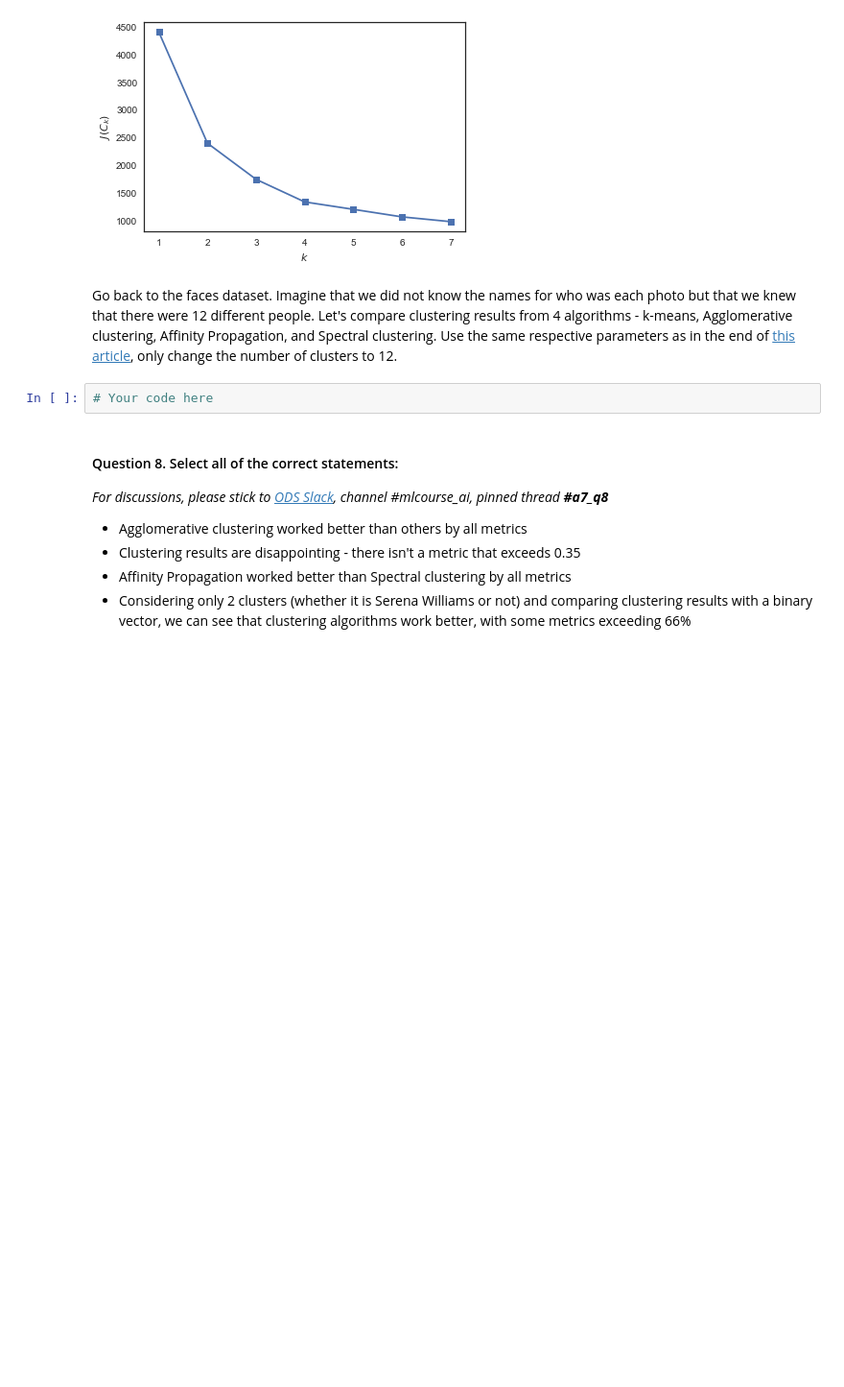
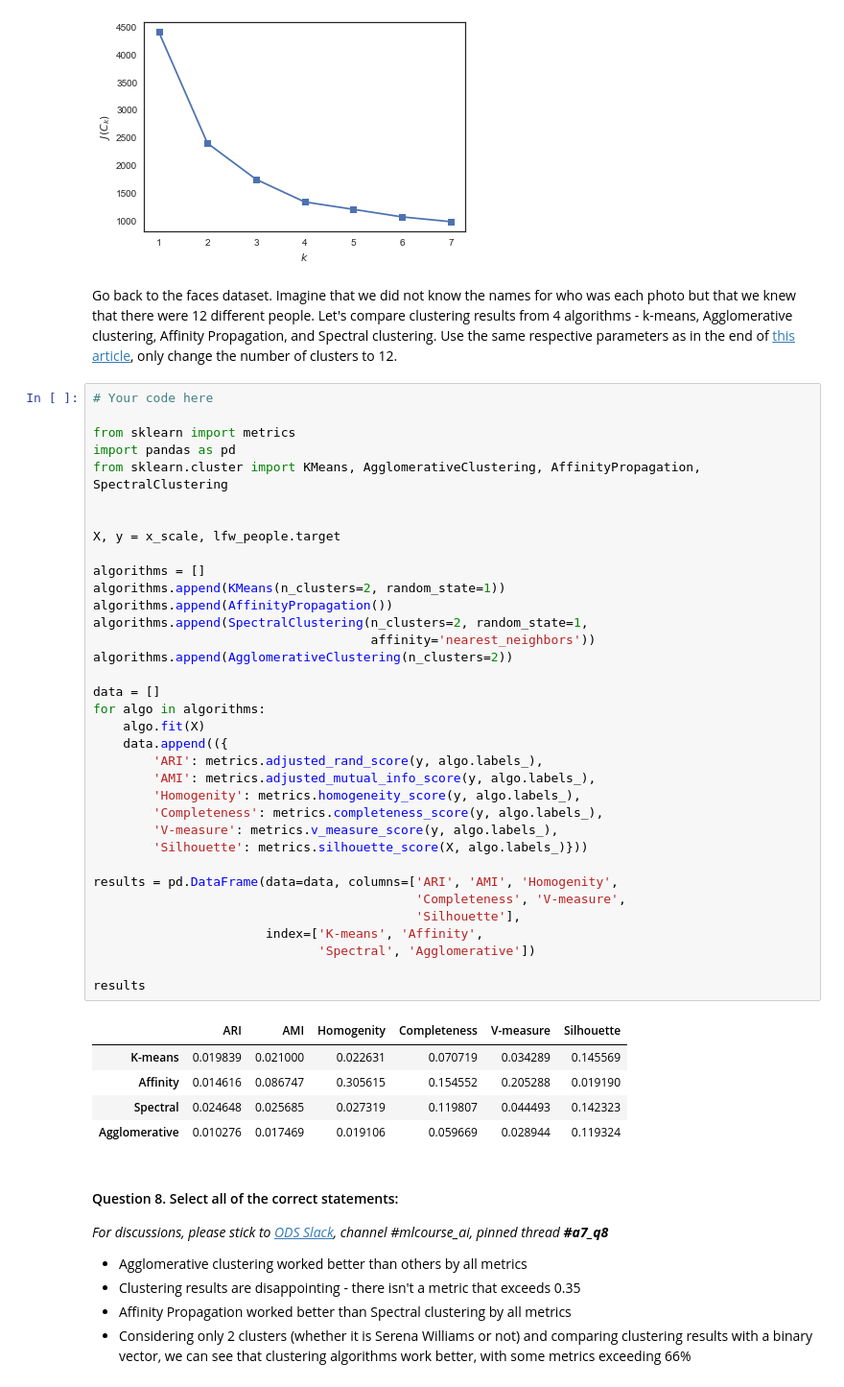
Before and after one commit to roundEgg/mlcourse.ai, a Jupyter notebook: jupyter_english/assignments_fall2018/assignment7_pca_clustering.ipynb, the cells around one changed output. Shown at 96% size. Drawn from its saved outputs; the diff is of its cells as text; blank space fills up the shorter version.

```diff
--- a/jupyter_english/assignments_fall2018/assignment7_pca_clustering.ipynb
+++ b/jupyter_english/assignments_fall2018/assignment7_pca_clustering.ipynb
@@ -305,8 +317,47 @@ plt.ylabel('$J(C_k)$');
 [figure]
 # %% [markdown]
 Go back to the faces dataset. Imagine that we did not know the names for who was each photo but that we knew that there were 12 different people. Let's compare clustering results from 4 algorithms - k-means, Agglomerative clustering, Affinity Propagation, and Spectral clustering. Use the same respective parameters as in the end of [this article](https://medium.com/@libfun/db7879568417), only change the number of clusters to 12.
-# %%
-# Your code here
+# %%
+# Your code here
+
+from sklearn import metrics
+import pandas as pd
+from sklearn.cluster import KMeans, AgglomerativeClustering, AffinityPropagation, SpectralClustering
+
+
+X, y = x_scale, lfw_people.target
+
+algorithms = []
+algorithms.append(KMeans(n_clusters=2, random_state=1))
+algorithms.append(AffinityPropagation())
+algorithms.append(SpectralClustering(n_clusters=2, random_state=1,
+                                     affinity='nearest_neighbors'))
+algorithms.append(AgglomerativeClustering(n_clusters=2))
+
+data = []
+for algo in algorithms:
+    algo.fit(X)
+    data.append(({
+        'ARI': metrics.adjusted_rand_score(y, algo.labels_),
+        'AMI': metrics.adjusted_mutual_info_score(y, algo.labels_),
+        'Homogenity': metrics.homogeneity_score(y, algo.labels_),
+        'Completeness': metrics.completeness_score(y, algo.labels_),
+        'V-measure': metrics.v_measure_score(y, algo.labels_),
+        'Silhouette': metrics.silhouette_score(X, algo.labels_)}))
+
+results = pd.DataFrame(data=data, columns=['ARI', 'AMI', 'Homogenity',
+                                           'Completeness', 'V-measure',
+                                           'Silhouette'],
+                       index=['K-means', 'Affinity',
+                              'Spectral', 'Agglomerative'])
+
+results
+# %% [output]
+|  | ARI | AMI | Homogenity | Completeness | V-measure | Silhouette |
+| K-means | 0.019839 | 0.021000 | 0.022631 | 0.070719 | 0.034289 | 0.145569 |
+| Affinity | 0.014616 | 0.086747 | 0.305615 | 0.154552 | 0.205288 | 0.019190 |
+| Spectral | 0.024648 | 0.025685 | 0.027319 | 0.119807 | 0.044493 | 0.142323 |
+| Agglomerative | 0.010276 | 0.017469 | 0.019106 | 0.059669 | 0.028944 | 0.119324 |
 # %% [markdown]
 #### Question 8. </font> Select all of the correct statements:
 
```
Also changed, not shown: parts of 7 cells of this notebook, 2 other files.
